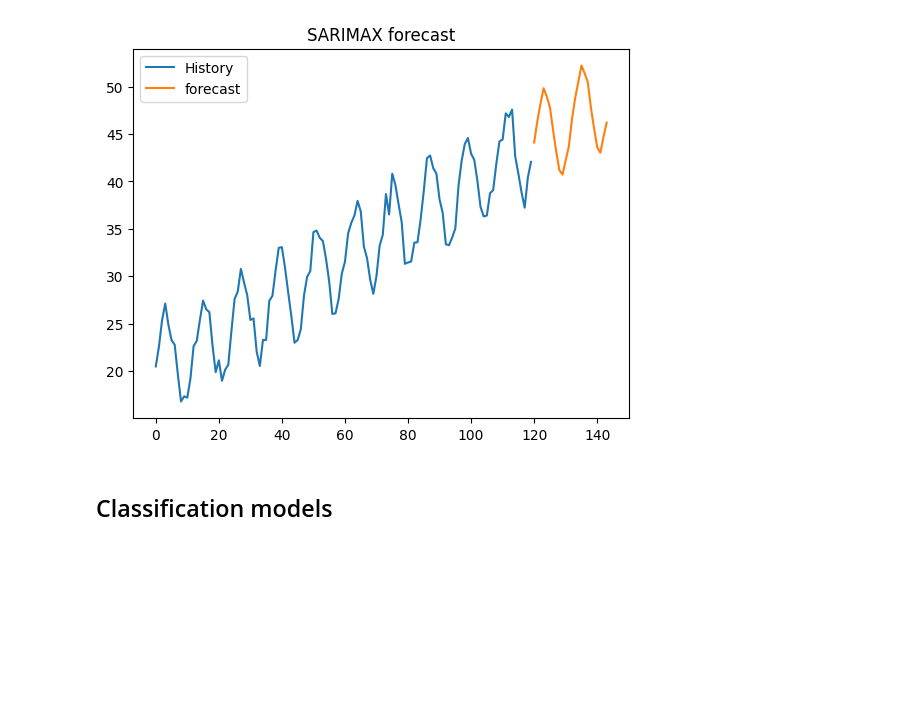
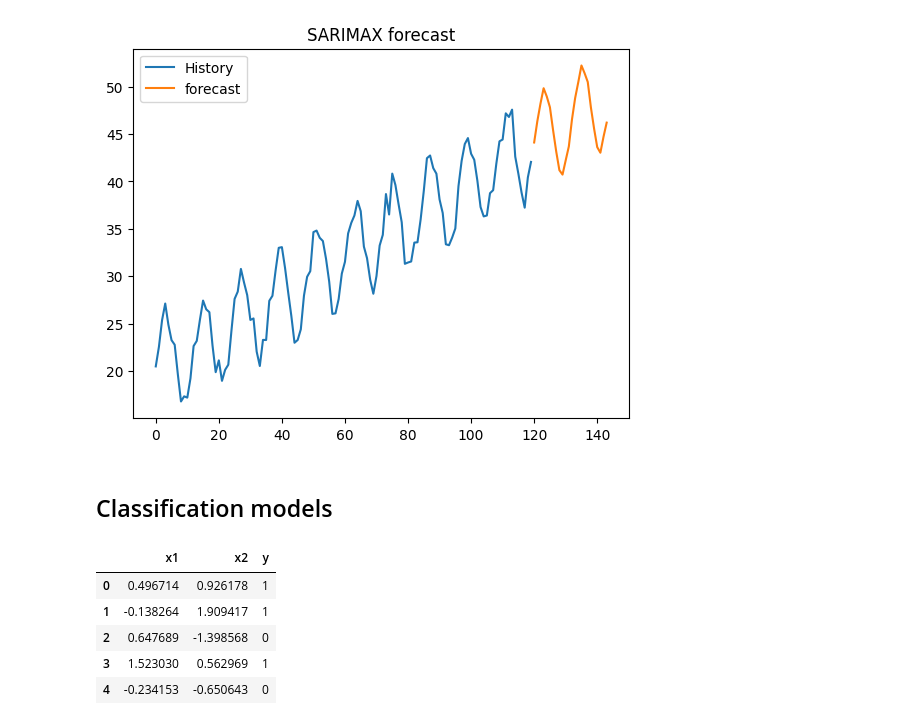
Before and after one commit to avikumart/DA-DS-Questions, a Jupyter notebook: ML_coding/Ml_coding_and_interviewn_practice.ipynb, the cells around one changed output. Drawn from its saved outputs; the diff is of its cells as text; code cells hidden in the pictures; blank space fills up the shorter version.

```diff
--- a/ML_coding/Ml_coding_and_interviewn_practice.ipynb
+++ b/ML_coding/Ml_coding_and_interviewn_practice.ipynb
@@ -1124,0 +1136,18 @@ plt.show()
+# %%
+np.random.seed(42)
+
+n = 500
+x1 = np.random.normal(0,1,n)
+x2 = np.random.normal(0,1,n)
+
+y = (x1*2 + x2*2 >1).astype(int)
+
+df = pd.DataFrame({"x1": x1, "x2": x2, "y": y})
+df.head()
+# %% [output]
+|  | x1 | x2 | y |
+| 0 | 0.496714 | 0.926178 | 1 |
+| 1 | -0.138264 | 1.909417 | 1 |
+| 2 | 0.647689 | -1.398568 | 0 |
+| 3 | 1.523030 | 0.562969 | 1 |
+| 4 | -0.234153 | -0.650643 | 0 |
```
Also changed, not shown: parts of 3 cells of this notebook.
